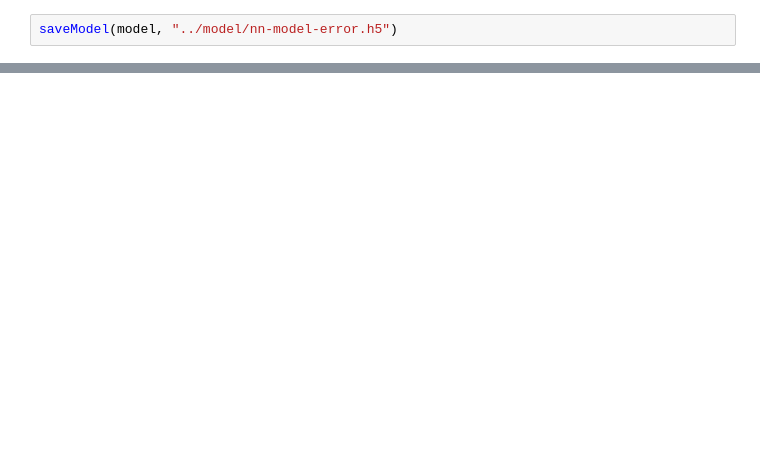
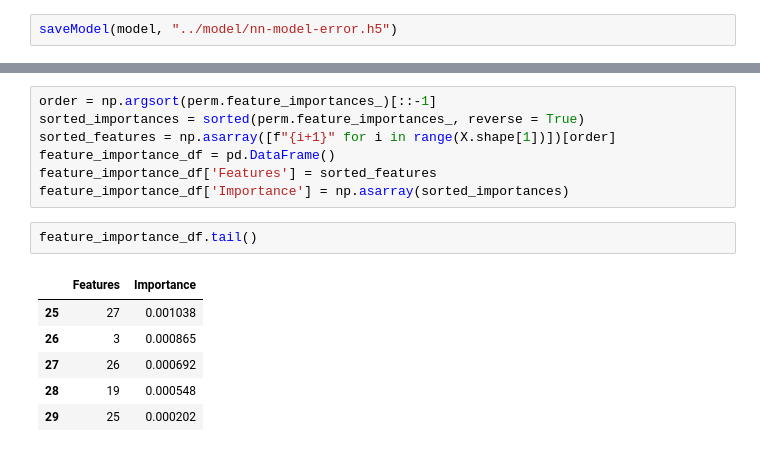
Before and after one commit to aditeyabaral/kepler-exoplanet-analysis, a Jupyter notebook: src/Neural_Network_Error.ipynb, the cells around one changed output, grey strips where cells are left out. Cells and saved outputs as stored; diff of their text form; blank space fills up the shorter version.

```diff
--- a/src/Neural_Network_Error.ipynb
+++ b/src/Neural_Network_Error.ipynb
@@ -161 +162,17 @@ eli5.show_weights(perm, feature_names = [f"Component {i+1}" for i in range(X.sha
 | … 10 more … |  |
+# %%
+order = np.argsort(perm.feature_importances_)[::-1]
+sorted_importances = sorted(perm.feature_importances_, reverse = True)
+sorted_features = np.asarray([f"{i+1}" for i in range(X.shape[1])])[order]
+feature_importance_df = pd.DataFrame()
+feature_importance_df['Features'] = sorted_features
+feature_importance_df['Importance'] = np.asarray(sorted_importances)
+# %%
+feature_importance_df.tail()
+# %% [output]
+|  | Features | Importance |
+| 25 | 27 | 0.001038 |
+| 26 | 3 | 0.000865 |
+| 27 | 26 | 0.000692 |
+| 28 | 19 | 0.000548 |
+| 29 | 25 | 0.000202 |
```
Also changed, not shown: parts of 5 cells of this notebook, 4 other files.
